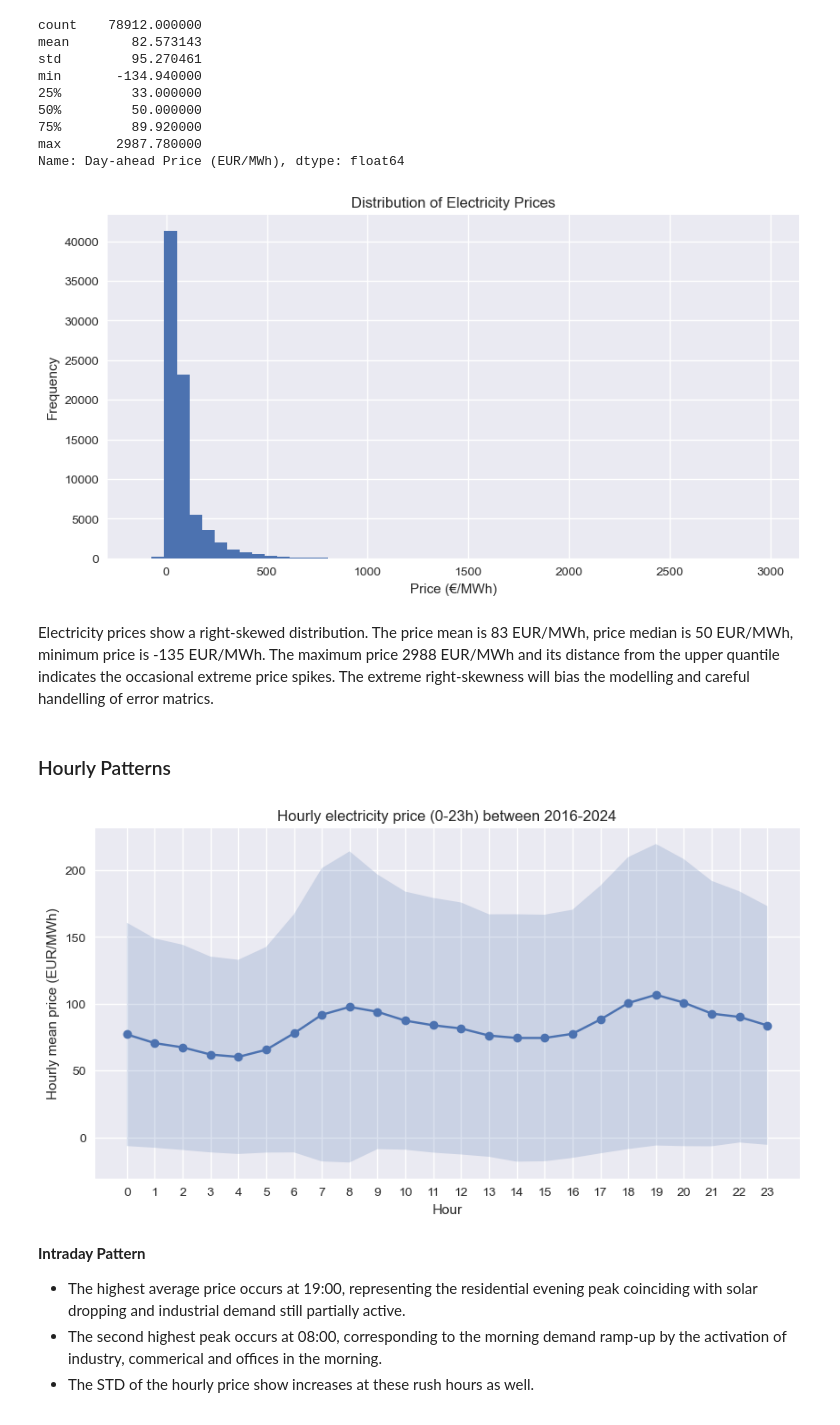
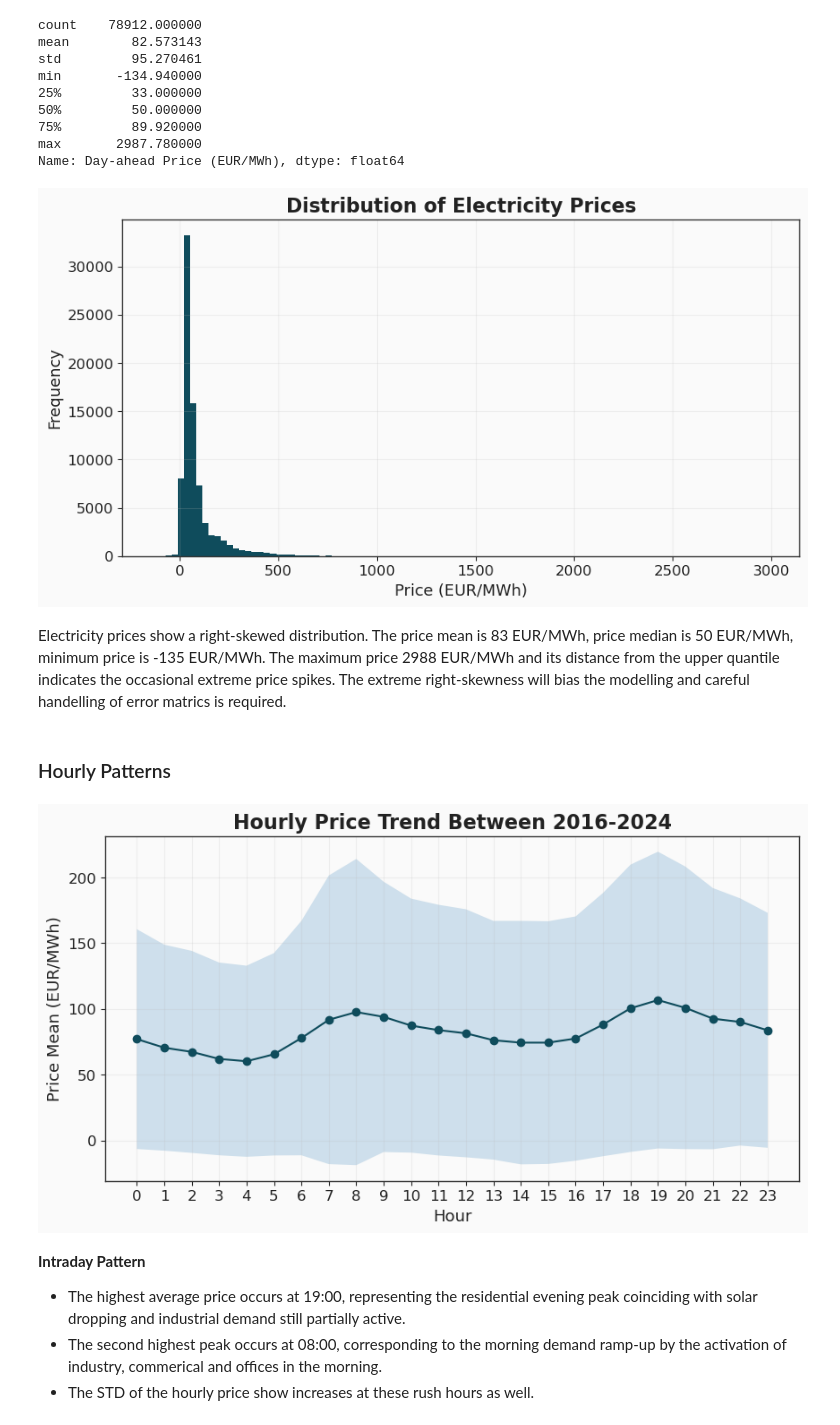
Before and after one commit to LisaBianConti/electricity-price-forecasting, a Jupyter notebook: notebooks/02_eda_temporal.ipynb, the cells around one changed output. Saved outputs shown, nothing was run; the diff lists cells and outputs as text; code cells hidden in the pictures.

```diff
--- a/notebooks/02_eda_temporal.ipynb
+++ b/notebooks/02_eda_temporal.ipynb
@@ -15,9 +18,13 @@ import numpy as np
 import pandas as pd
 import matplotlib.pyplot as plt
 import seaborn as sns
-
-plt.style.use("seaborn-v0_8")
-pd.set_option("display.max_columns", 50)
+# %%
+import sys
+sys.path.append("../src")
+import style
+style.apply_style()
+
+pd.set_option("display.max_columns", 50)
 # %%
 df_alls = pd.read_parquet("../data/processed/df_alls_cleaned.parquet")
 # %%
@@ -43,16 +50,16 @@ min       -134.940000
 max       2987.780000
 Name: Day-ahead Price (EUR/MWh), dtype: float64
 # %%
-plt.figure(figsize = (10,5))
-df_alls["Day-ahead Price (EUR/MWh)"].hist(bins=50)
+plt.figure()
+df_alls["Day-ahead Price (EUR/MWh)"].hist(bins = 100, color = style.COLORS["primary"])
 plt.title("Distribution of Electricity Prices")
-plt.xlabel("Price (€/MWh)")
+plt.xlabel("Price (EUR/MWh)")
 plt.ylabel("Frequency")
 plt.show()
 # %% [output]
-[figure, old version]
+[figure, new version]
 # %% [markdown]
-Electricity prices show a right-skewed distribution. The price mean is 83 EUR/MWh, price median is 50 EUR/MWh, minimum price is -135 EUR/MWh. The maximum price 2988 EUR/MWh and its distance from the upper quantile indicates the occasional extreme price spikes. The extreme right-skewness will bias the modelling and careful handelling of error matrics.
+Electricity prices show a right-skewed distribution. The price mean is 83 EUR/MWh, price median is 50 EUR/MWh, minimum price is -135 EUR/MWh. The maximum price 2988 EUR/MWh and its distance from the upper quantile indicates the occasional extreme price spikes. The extreme right-skewness will bias the modelling and careful handelling of error matrics is required.
 # %% [markdown]
 ### Hourly Patterns
 # %%
@@ -61,20 +68,20 @@ hourly_price = df_alls.groupby(df_alls.index.hour)["Day-ahead Price (EUR/MWh)"].
     hourly_std = "std"
 )
 
-plt.figure(figsize = (10,5))
-plt.plot(hourly_price.index, hourly_price["hourly_mean"], marker = "o", label = "Mean")
+plt.figure()
+plt.plot(hourly_price.index, hourly_price["hourly_mean"], marker = "o", label = "Mean", color = style.COLORS["primary"])
 plt.fill_between(hourly_price.index,
                  hourly_price["hourly_mean"] - hourly_price["hourly_std"],
                  hourly_price["hourly_mean"] + hourly_price["hourly_std"],
                  alpha = 0.2, label = "±1 std")
 plt.xticks(range(0, 24))
 plt.xlabel("Hour")
-plt.ylabel("Hourly mean price (EUR/MWh)")
-plt.title("Hourly electricity price (0-23h) between 2016-2024")
+plt.ylabel("Price Mean (EUR/MWh)")
+plt.title("Hourly Price Trend Between 2016-2024")
 
 plt.show()
 # %% [output]
-[figure, old version]
+[figure, new version]
 # %% [markdown]
 **Intraday Pattern**
 - The highest average price occurs at 19:00, representing the residential evening peak coinciding with solar dropping and industrial demand still partially active.
```
Also changed, not shown: parts of 29 cells of this notebook, 1 other file.
